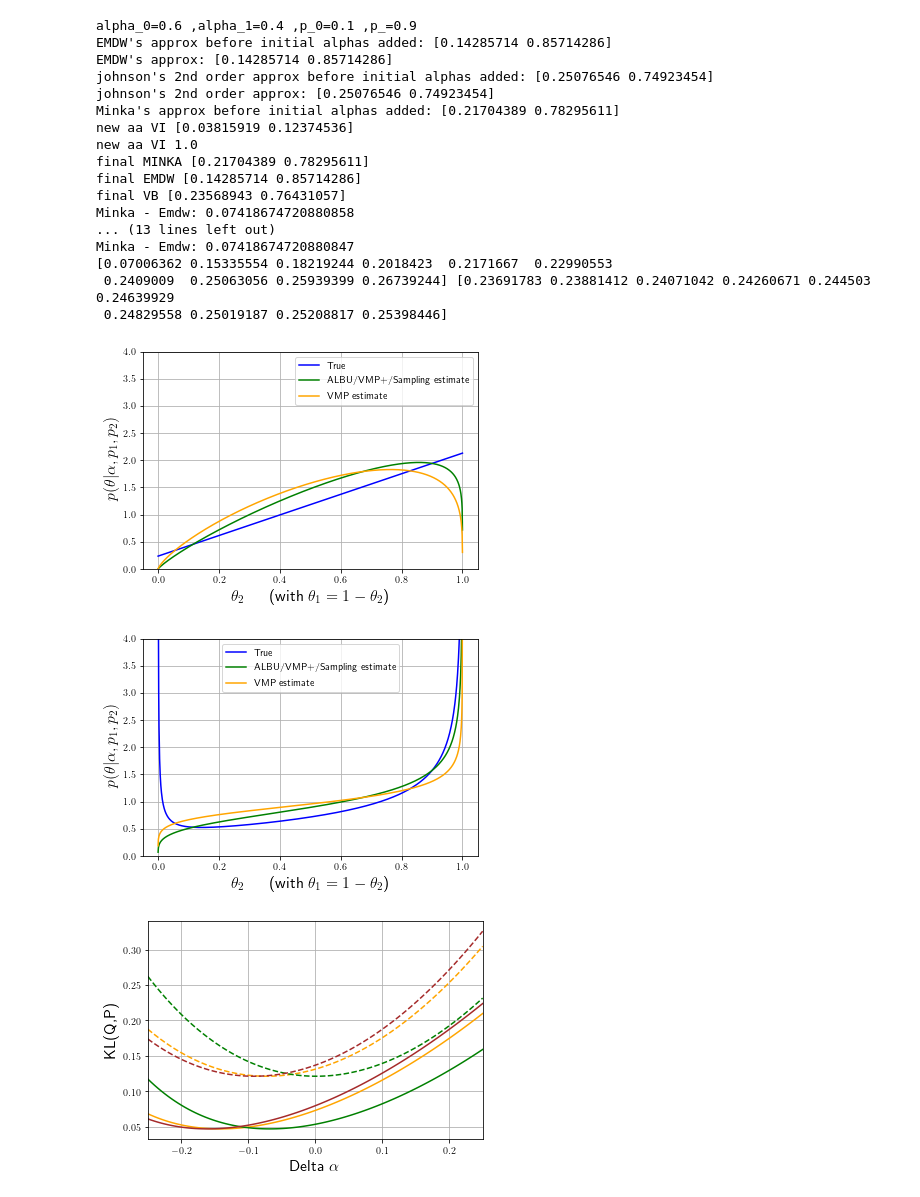
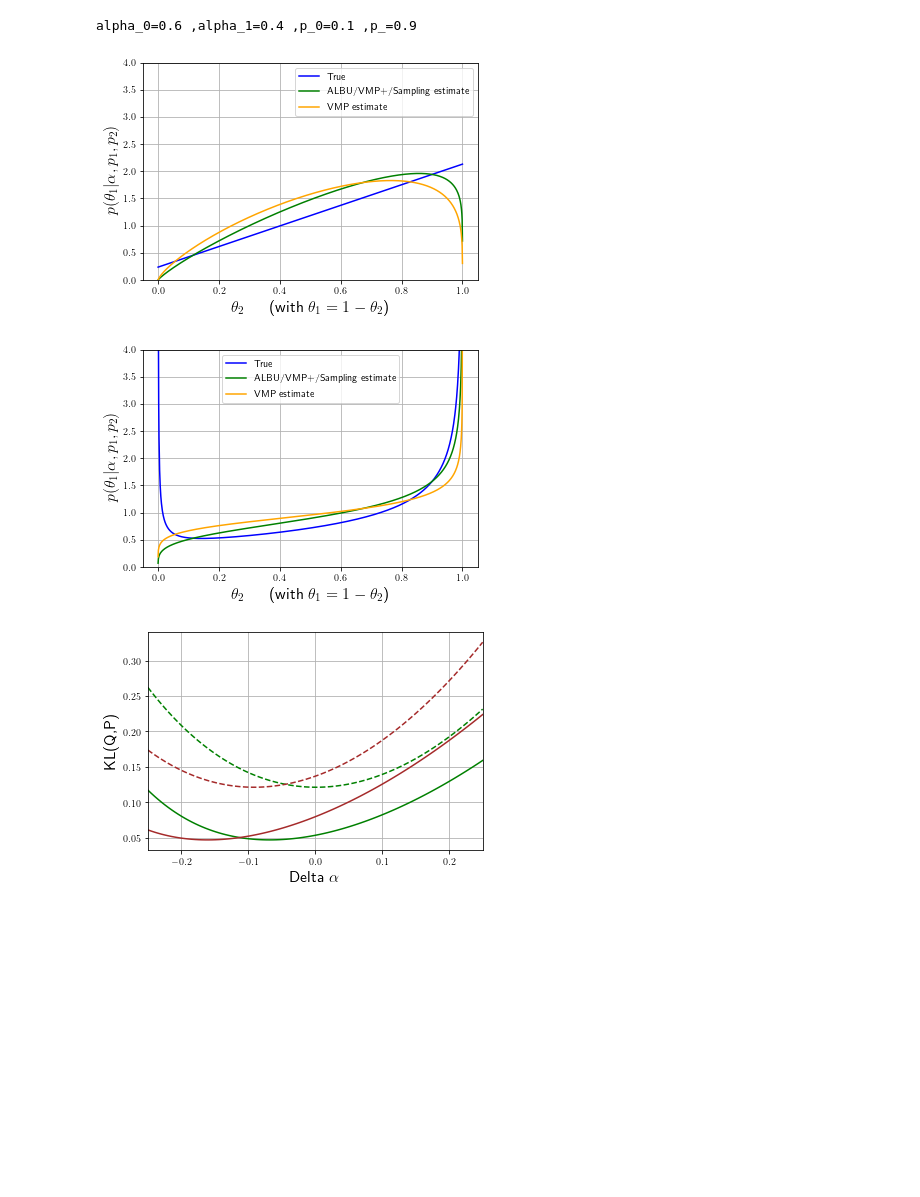
Before and after one commit to RebeccaRoberts/ALBU_notebooks, a Jupyter notebook: dirichlet_approximation_Appendix_A.ipynb, the cells around one changed output. Saved outputs shown, nothing was run; the diff lists cells and outputs as text; code cells hidden in the pictures; blank space fills up the shorter version.

```diff
--- a/dirichlet_approximation_Appendix_A.ipynb
+++ b/dirichlet_approximation_Appendix_A.ipynb
@@ -295,40 +153,20 @@ You can play around with these. The last one is the x axis for the plots.
 # %%
 alphas_const = 1
 
-
-pX = np.array([0.1,0.9])# distribution (incoming from right) p(X|Y=y)
+pX = np.array([0.1,0.9]) # distribution (incoming from right) p(X|Y=y)
 a1 = 0.6
 a2 = 1-a1
 a = np.array([a1,a2])*alphas_const  # distribution (incoming from left) p(theta;alpha)
 del_a = np.linspace(-0.25,0.25,100)
 figstring = "alpha_0="+str(a[0])+" ,alpha_1="+str(a[1])+" ,p_0="+str(pX[0])+" ,p_="+str(pX[1])
-print(figstring)
-q0, q1, fP, fQ_emdw, fQ_minka, fQ_vb, emdw_a, minka_a, vb_a, m_pd =run_comparison_of_approx_methods(pX=pX,a=a)
-# plot_posterior(q0=q0, q1=q1, fP=m_pd, fQ_emdw=fQ_emdw, fQ_minka=fQ_minka, fQ_vb=fQ_vb,figstring=figstring)
-# plot_kl_div(del_a=del_a, emdw_a=emdw_a, minka_a=minka_a,vb_a=vb_a,fP=m_pd,figstring=figstring)
-q0, q1, fP, fQ_emdw, fQ_minka, fQ_vb, emdw_a, minka_a, vb_a, m_pd =run_comparison_of_approx_methods(pX=pX,a=a, only_message=False)
+q0, q1, fP, fQ_emdw, fQ_vb, emdw_a, vb_a, m_pd =run_comparison_of_approx_methods(pX=pX,a=a)
+q0, q1, fP, fQ_emdw, fQ_vb, emdw_a, vb_a, m_pd =run_comparison_of_approx_methods(pX=pX,a=a, only_message=False)
 f = fP/m_pd
-plot_posterior(q0=q0, q1=q1, fP=fP/f, fQ_emdw=fQ_emdw/f, fQ_minka=fQ_minka/f,fQ_vb=fQ_vb/f, figstring=figstring+"nm_msg")
-plot_posterior(q0=q0, q1=q1, fP=fP, fQ_emdw=fQ_emdw, fQ_minka=fQ_minka,fQ_vb=fQ_vb, figstring=figstring)
-plot_kl_div(del_a=del_a, emdw_a=emdw_a, minka_a=minka_a, vb_a=vb_a, fP=fP,figstring=figstring)
+plot_posterior(q0=q0, q1=q1, fP=fP/f, fQ_emdw=fQ_emdw/f,fQ_vb=fQ_vb/f, figstring=figstring+"nm_msg")
+plot_posterior(q0=q0, q1=q1, fP=fP, fQ_emdw=fQ_emdw, fQ_vb=fQ_vb, figstring=figstring)
+plot_kl_div(del_a=del_a, emdw_a=emdw_a, vb_a=vb_a, fP=fP,figstring=figstring)
 # %% [output]
 alpha_0=0.6 ,alpha_1=0.4 ,p_0=0.1 ,p_=0.9
-EMDW's approx before initial alphas added: [0.14285714 0.85714286]
-EMDW's approx: [0.14285714 0.85714286]
-johnson's 2nd order approx before initial alphas added: [0.25076546 0.74923454]
-johnson's 2nd order approx: [0.25076546 0.74923454]
-Minka's approx before initial alphas added: [0.21704389 0.78295611]
-new aa VI [0.03815919 0.12374536]
-new aa VI 1.0
-final MINKA [0.21704389 0.78295611]
-final EMDW [0.14285714 0.85714286]
-final VB [0.23568943 0.76431057]
-Minka - Emdw: 0.07418674720880858
-... (13 lines left out)
-Minka - Emdw: 0.07418674720880847
-[0.07006362 0.15335554 0.18219244 0.2018423  0.2171667  0.22990553
- 0.2409009  0.25063056 0.25939399 0.26739244] [0.23691783 0.23881412 0.24071042 0.24260671 0.244503   0.24639929
- 0.24829558 0.25019187 0.25208817 0.25398446]
-[figure, old version]
+[figure, new version]
-[figure, old version]
+[figure, new version]
-[figure, old version]
+[figure, new version]
```
Also changed, not shown: parts of 12 cells of this notebook.
